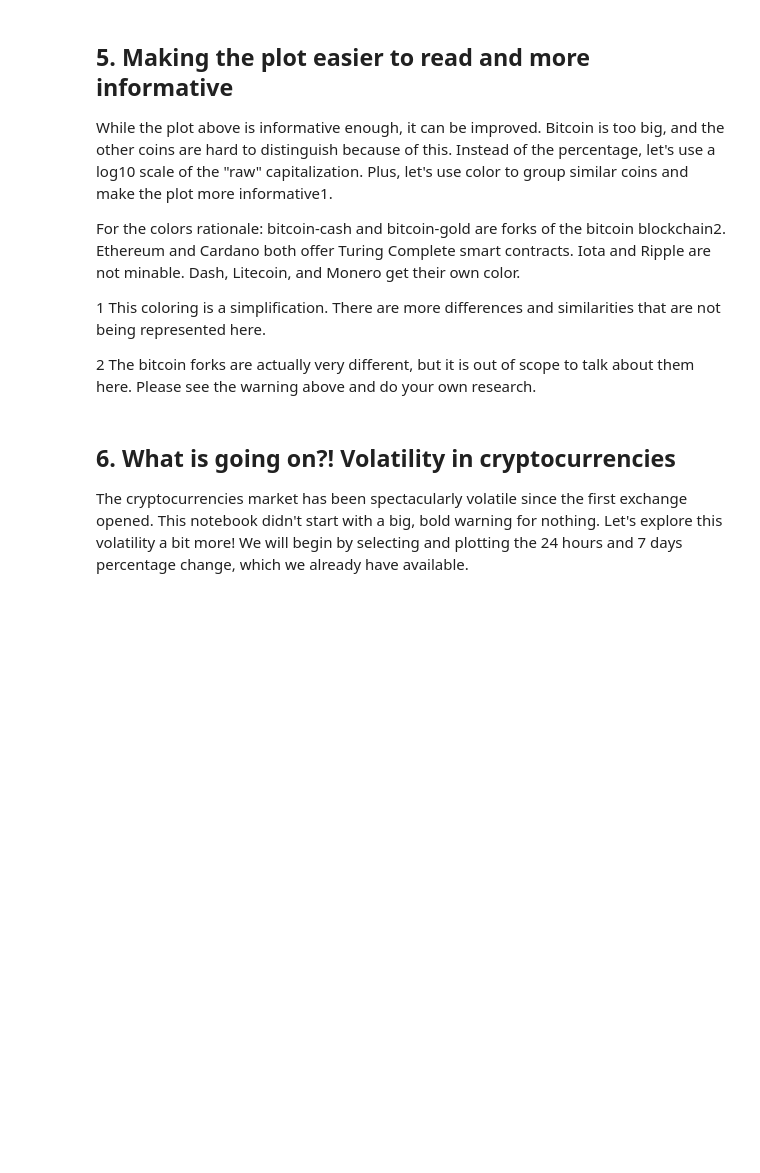
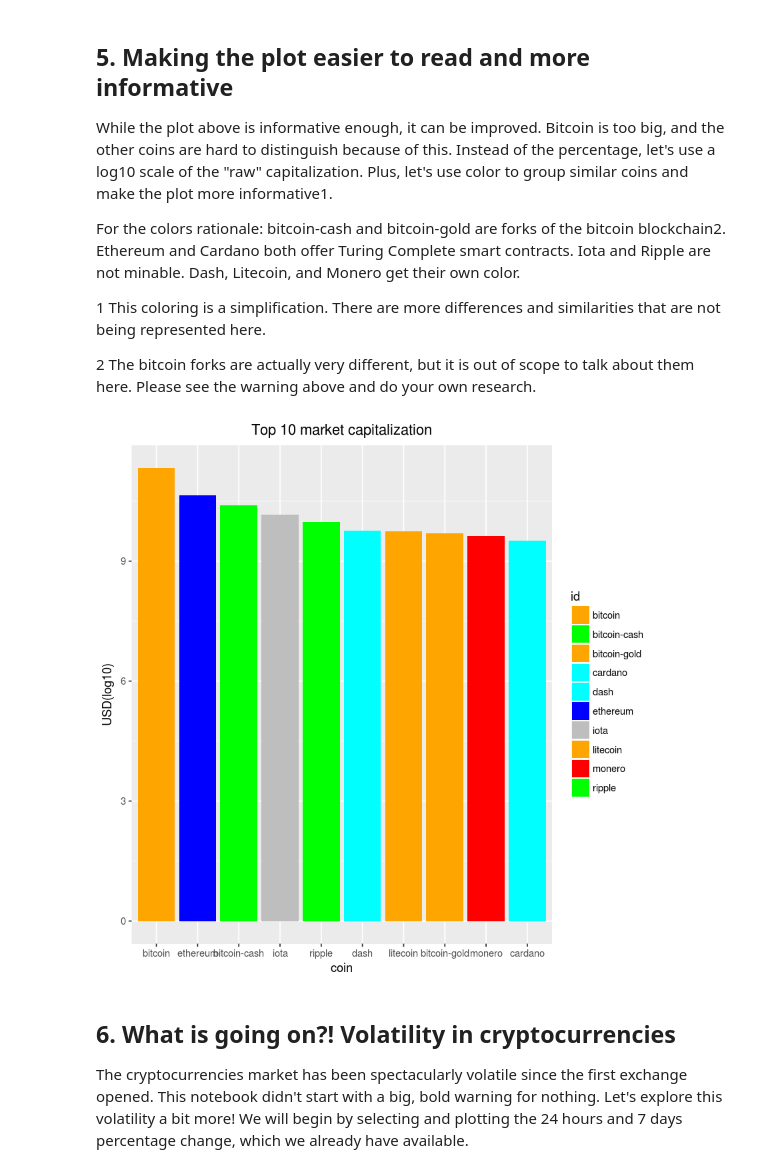
Before and after one commit to umairrafique85/Crypto-trackers, a Jupyter notebook: Exploring the Bitcoin cryptocurrency market/Comparison_top10_R.ipynb, the cells around one changed output. Cells and saved outputs as stored; diff of their text form; code cells hidden in the pictures; blank space fills up the shorter version.

Commit message:
Last commit lacked the command to show log10 plot. fixed

```diff
--- a/Exploring the Bitcoin cryptocurrency market/Comparison_top10_R.ipynb
+++ b/Exploring the Bitcoin cryptocurrency market/Comparison_top10_R.ipynb
@@ -100,21 +100,25 @@ For the colors rationale: bitcoin-cash and bitcoin-gold are forks of the bitcoin
 # %%
 # Colors for the bar plot
 # replacing 'silver' with 'grey'
 
 COLORS = c('orange', 'green', 'orange', 'cyan', 'cyan', 'blue', 'grey', 'orange', 'red', 'green')
 
 # Plotting market_cap_usd as before but adding the colors and scaling the y-axis
 # ax = ...
 
 
 # Annotating the y axis with 'USD'
 # ... YOUR CODE FOR TASK 5 ...
 ax <- ggplot(cap10, aes(x = reorder(id, -market_cap_usd), y = log10(market_cap_usd), fill=id)) +
 geom_bar(stat = 'identity') + labs(title = TOP_CAP_TITLE, y = 'USD(log10)', x = 'coin') +
 theme(plot.title = element_text(hjust = 0.5)) + scale_fill_manual(values = COLORS)
 
+ax
+
 # Final touch! Removing the xlabel as it is not very informative
 # ... YOUR CODE FOR TASK 5 ...
+# %% [output]
+[figure, added]
 # %% [markdown]
 ## 6. What is going on?! Volatility in cryptocurrencies
 
```
Also changed, not shown: parts of 2 cells of this notebook, 1 other file.
